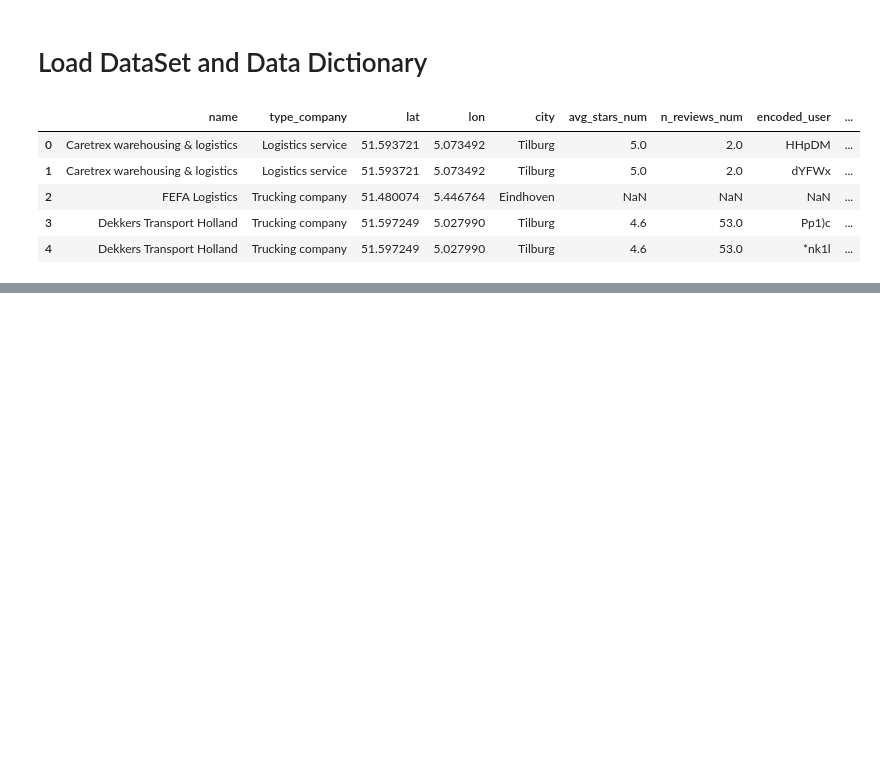
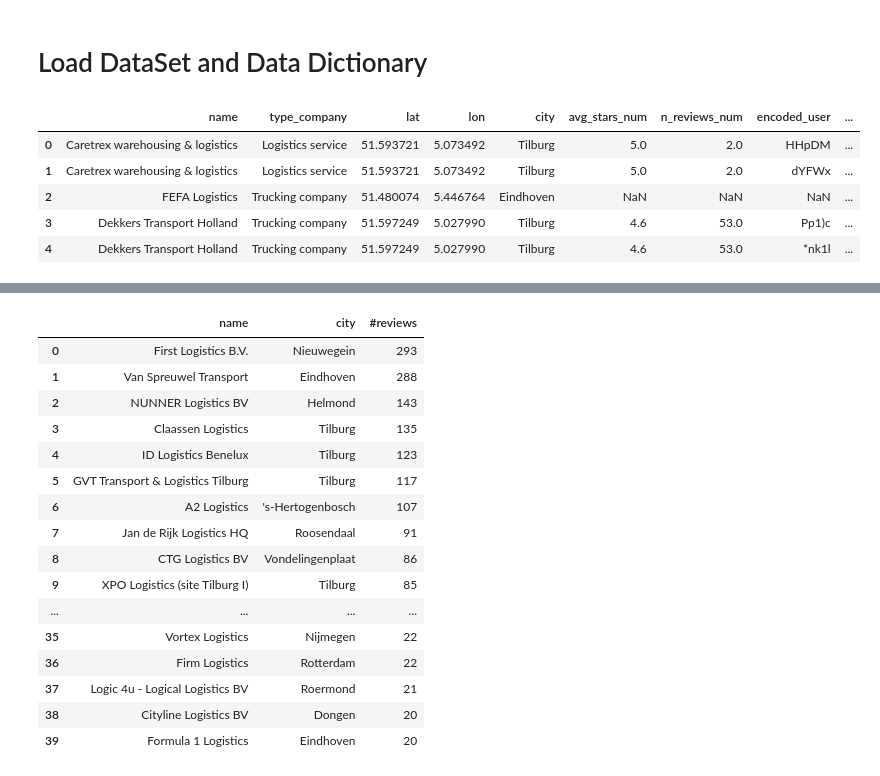
Before and after one commit to GSSaac/TOMlogistics, a Jupyter notebook: gs_WP1_DescriptiveStats.ipynb, the cells around one changed output, grey strips where cells are left out. Saved outputs shown, nothing was run; the diff lists cells and outputs as text; code cells hidden in the pictures; blank space fills up the shorter version.

```diff
--- a/gs_WP1_DescriptiveStats.ipynb
+++ b/gs_WP1_DescriptiveStats.ipynb
@@ -24,0 +125,23 @@ Dataset.head()
+# %%
+number_reviews_per_company = Dataset[~Dataset['review_EN'].isnull()][['name','city']].value_counts().reset_index(name ='#reviews')
+
+number_reviews_per_company['#reviews'].describe()
+number_reviews_per_company[number_reviews_per_company['#reviews']>=20]
+# %% [output]
+|  | name | city | #reviews |
+| 0 | First Logistics B.V. | Nieuwegein | 293 |
+| 1 | Van Spreuwel Transport | Eindhoven | 288 |
+| 2 | NUNNER Logistics BV | Helmond | 143 |
+| 3 | Claassen Logistics | Tilburg | 135 |
+| 4 | ID Logistics Benelux | Tilburg | 123 |
+| 5 | GVT Transport & Logistics Tilburg | Tilburg | 117 |
+| 6 | A2 Logistics | 's-Hertogenbosch | 107 |
+| 7 | Jan de Rijk Logistics HQ | Roosendaal | 91 |
+| 8 | CTG Logistics BV | Vondelingenplaat | 86 |
+| 9 | XPO Logistics (site Tilburg I) | Tilburg | 85 |
+| ... | ... | ... | ... |
+| 35 | Vortex Logistics | Nijmegen | 22 |
+| 36 | Firm Logistics | Rotterdam | 22 |
+| 37 | Logic 4u - Logical Logistics BV | Roermond | 21 |
+| 38 | Cityline Logistics BV | Dongen | 20 |
+| 39 | Formula 1 Logistics | Eindhoven | 20 |
```
Also changed, not shown: parts of 10 cells of this notebook, 5 other files.
